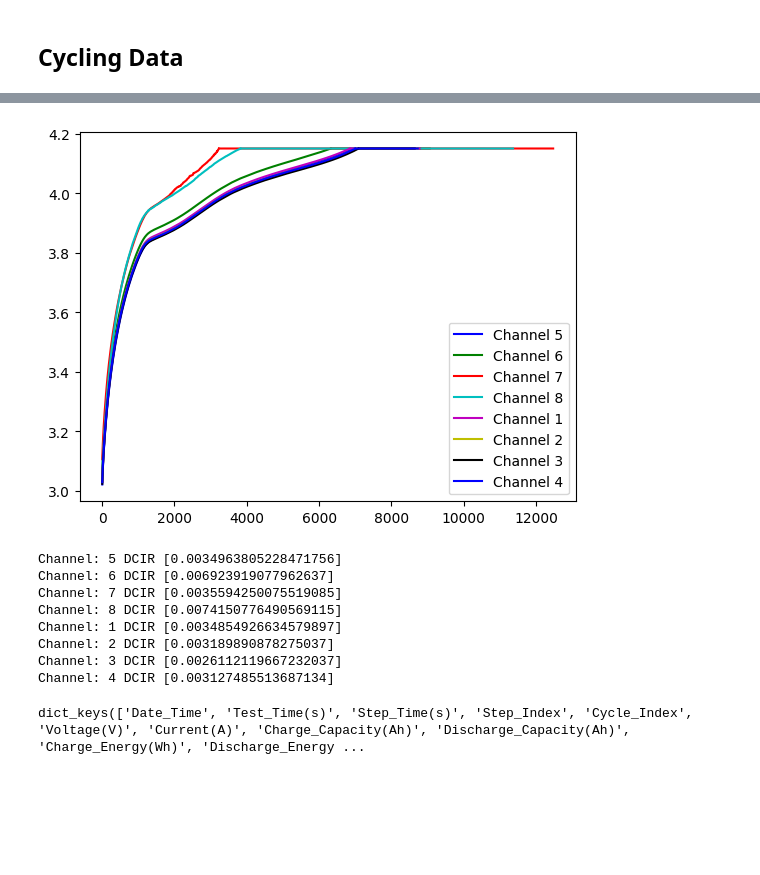
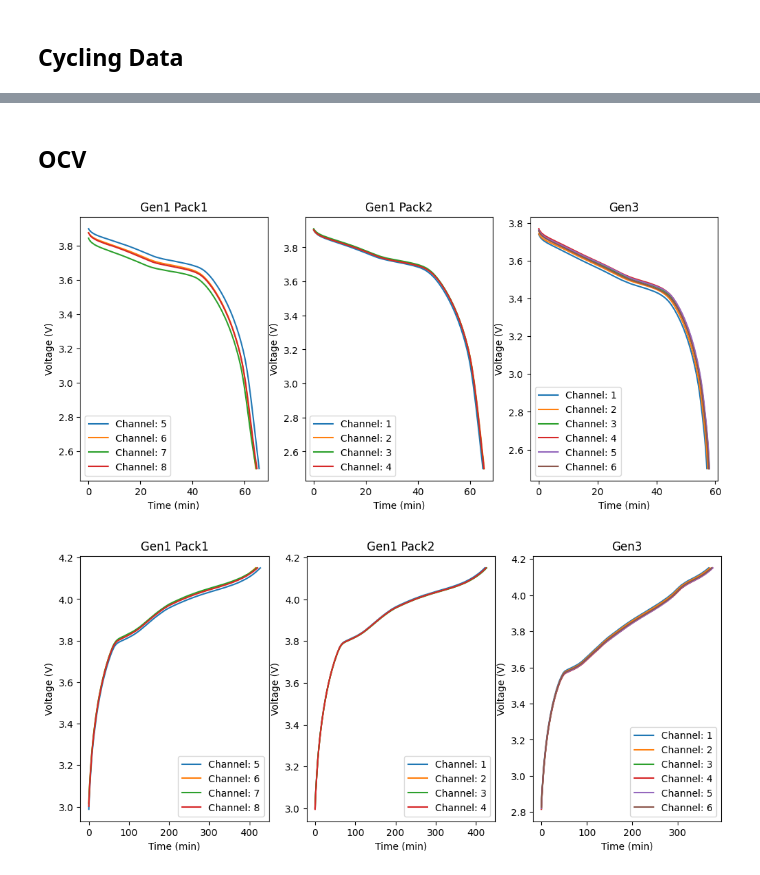
Before and after one commit to seanbuchanan-eng/battery_sizing_model, a Jupyter notebook: junk/test_leaf.ipynb, the cells around one changed output, grey strips where cells are left out. Cells and saved outputs as stored; diff of their text form; code cells hidden in the pictures; blank space fills up the shorter version.

```diff
--- a/junk/test_leaf.ipynb
+++ b/junk/test_leaf.ipynb
@@ -42,7 +58,8 @@ plt.show();
 # %%
-folder_path = 'C:/Users/seanb/OneDrive/Documents/PRIMED/Battery Data/Leaf Gamry Data csv/'
-for channel_number, sweep in enumerate(eis_sweeps):
-    sweep.get_data_as_dataframe().to_csv(
-        folder_path +f'init_gen1_pack2_Chan00{channel_number}_Cycle001_Step013.csv',
-        index=False
-        )
+# Convert eis DTA files to csv
+# folder_path = 'C:/Users/seanb/OneDrive/Documents/PRIMED/Battery Data/Leaf Gamry Data csv/'
+# for channel_number, sweep in enumerate(eis_sweeps):
+#     sweep.get_data_as_dataframe().to_csv(
+#         folder_path +f'init_gen1_pack2_Chan00{channel_number}_Cycle001_Step013.csv',
+#         index=False
+#         )
@@ -126,23 +245,10 @@ plot_cc_cv_step("Charge_Capacity(Ah)")
-# %%
-plot_cc_cv_step("Voltage(V)")
-# %% [output]
-[figure, removed]
-# %%
-for channel, cell in gen1_cells.items():
-    for cycle in cell:
-        for step in cycle:
-            if step.step_index == 15:
-                print(f"Channel: {channel} DCIR {step['Internal Resistance(Ohm)']}")
-# %% [output]
-Channel: 5 DCIR [0.0034963805228471756]
-Channel: 6 DCIR [0.006923919077962637]
-Channel: 7 DCIR [0.0035594250075519085]
-Channel: 8 DCIR [0.0074150776490569115]
-Channel: 1 DCIR [0.0034854926634579897]
-Channel: 2 DCIR [0.003189890878275037]
-Channel: 3 DCIR [0.0026112119667232037]
-Channel: 4 DCIR [0.003127485513687134]
-# %%
-gen1_cells[1].cycles[0].steps[0].data_dict.keys()
-# %% [output]
-dict_keys(['Date_Time', 'Test_Time(s)', 'Step_Time(s)', 'Step_Index', 'Cycle_Index', 'Voltage(V)', 'Current(A)', 'Charge_Capacity(Ah)', 'Discharge_Capacity(Ah)', 'Charge_Energy(Wh)', 'Discharge_Energy ...
+# %% [markdown]
+## OCV
+# %%
+subplot_ocv('Discharge_Capacity(Ah)',18, x_units='time')
+# %% [output]
+[figure, added]
+# %%
+subplot_ocv('Charge_Capacity(Ah)',21, x_units='time')
+# %% [output]
+[figure, added]
```
Also changed, not shown: parts of 20 cells of this notebook.
